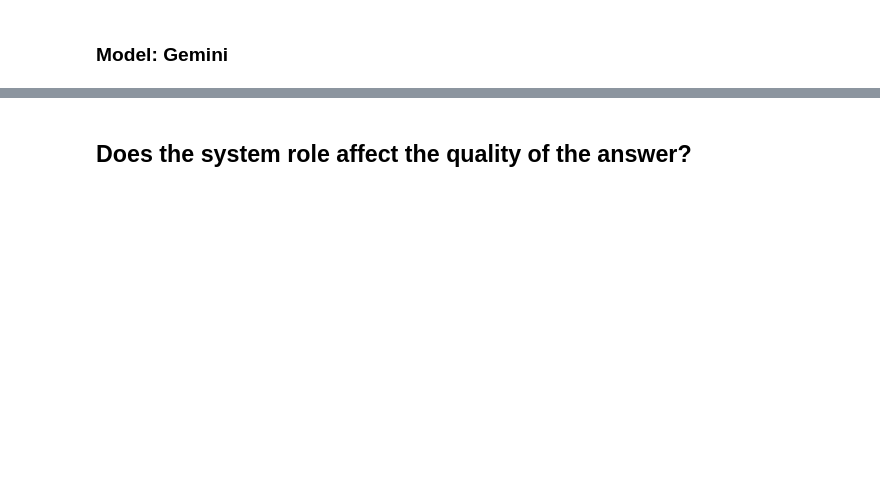
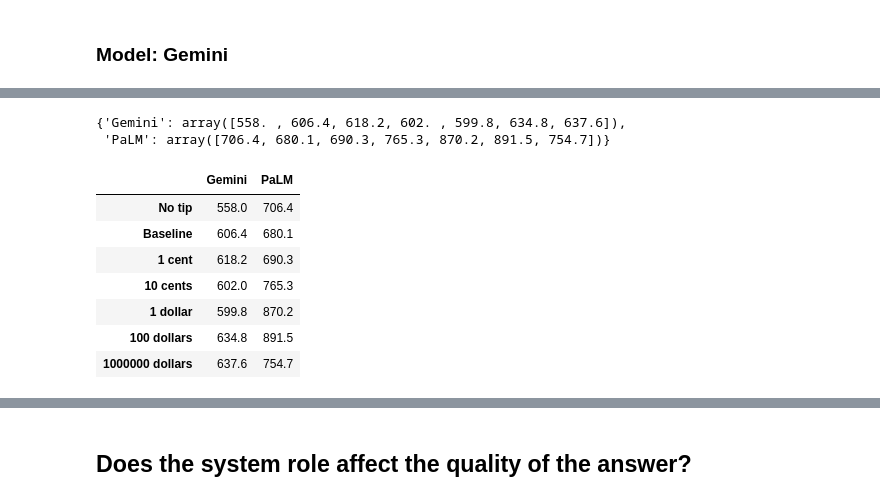
Before and after one commit to JiayiD77/cogs-150-final-project, a Jupyter notebook: final_project.ipynb, the cells around one changed output, grey strips where cells are left out. Cells and saved outputs as stored; diff of their text form; code cells hidden in the pictures; blank space fills up the shorter version.

```diff
--- a/final_project.ipynb
+++ b/final_project.ipynb
@@ -226,7 +232,7 @@ def calculate_token_gemini(responses_list:list):
     token_list = []
     model = genai.GenerativeModel('gemini-pro')
     for r in responses_list:
-        tokens = model.count_tokens(r.text)
+        tokens = model.count_tokens(r.text).total_tokens
         token_list.append(tokens)
     return token_list
 # %%
@@ -279,0 +286,17 @@ gemini_result_dict['PaLM'] = average_token_list
+# %%
+gemini_result_dict
+# %% [output]
+{'Gemini': array([558. , 606.4, 618.2, 602. , 599.8, 634.8, 637.6]),
+ 'PaLM': array([706.4, 680.1, 690.3, 765.3, 870.2, 891.5, 754.7])}
+# %%
+gemini_result_df = pd.DataFrame(gemini_result_dict, index=['No tip', 'Baseline', '1 cent', '10 cents', '1 dollar', '100 dollars', '1000000 dollars'])
+gemini_result_df
+# %% [output]
+|  | Gemini | PaLM |
+| No tip | 558.0 | 706.4 |
+| Baseline | 606.4 | 680.1 |
+| 1 cent | 618.2 | 690.3 |
+| 10 cents | 602.0 | 765.3 |
+| 1 dollar | 599.8 | 870.2 |
+| 100 dollars | 634.8 | 891.5 |
+| 1000000 dollars | 637.6 | 754.7 |
```
Also changed, not shown: parts of 16 cells of this notebook.
